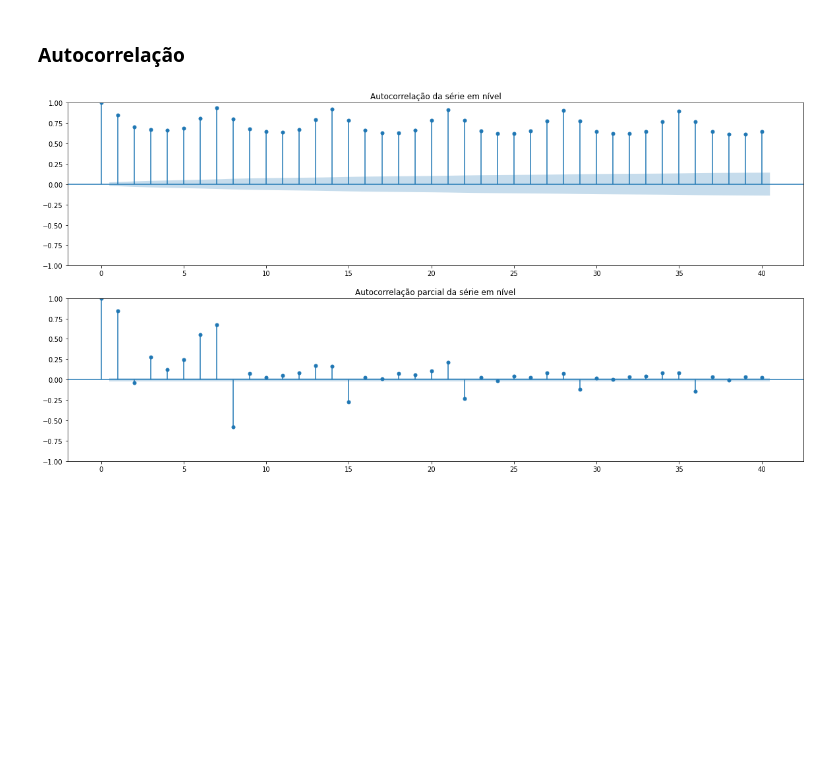
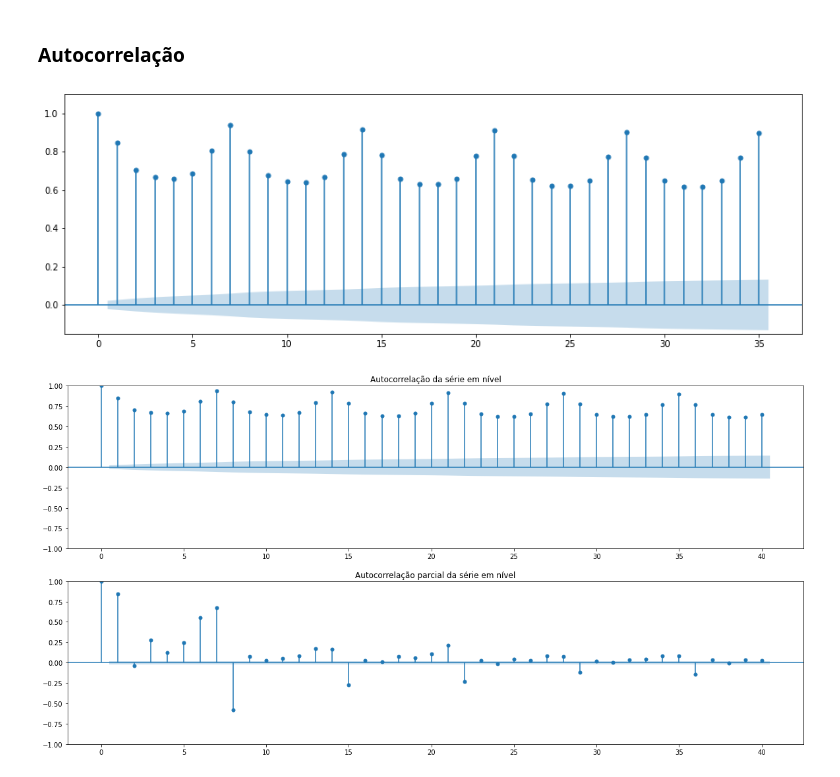
Before and after one commit to matheus-vizzotto/projecao_demanda_eletrica, a Jupyter notebook: data/eda_load.ipynb, the cells around one changed output. Cells and saved outputs as stored; diff of their text form; code cells hidden in the pictures; blank space fills up the shorter version.

```diff
--- a/data/eda_load.ipynb
+++ b/data/eda_load.ipynb
@@ -206,6 +206,15 @@ plt.show()
 [figure]
 # %% [markdown]
 ### Autocorrelação
+# %%
+N, M = 20, 10
+#plot_acf(df_load_sul["load_mwmed"], title = "Autocorrelação da série em nível", lags=35)
+plot_acf(df_load_sul["load_mwmed"], title = "", lags=35)
+plt.ylim(-0.15,1.1)
+#plt.show()
+plt.savefig("fac_load_l35.png")
+# %% [output]
+[figure, added]
 # %%
 N, M = 20, 10
 fig, (ax1, ax2) = plt.subplots(2, figsize = (N,M))
```
Also changed, not shown: 14 other files.
